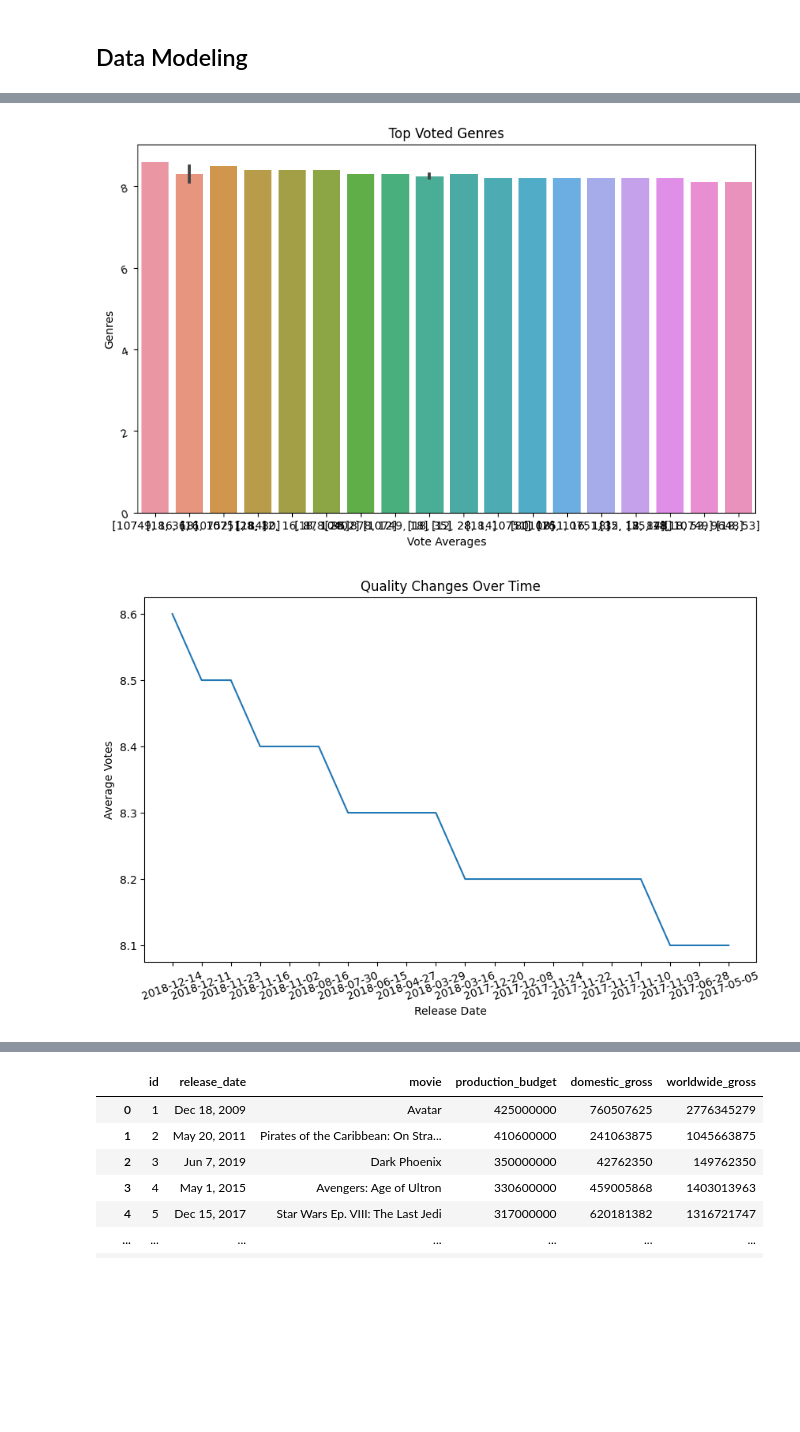
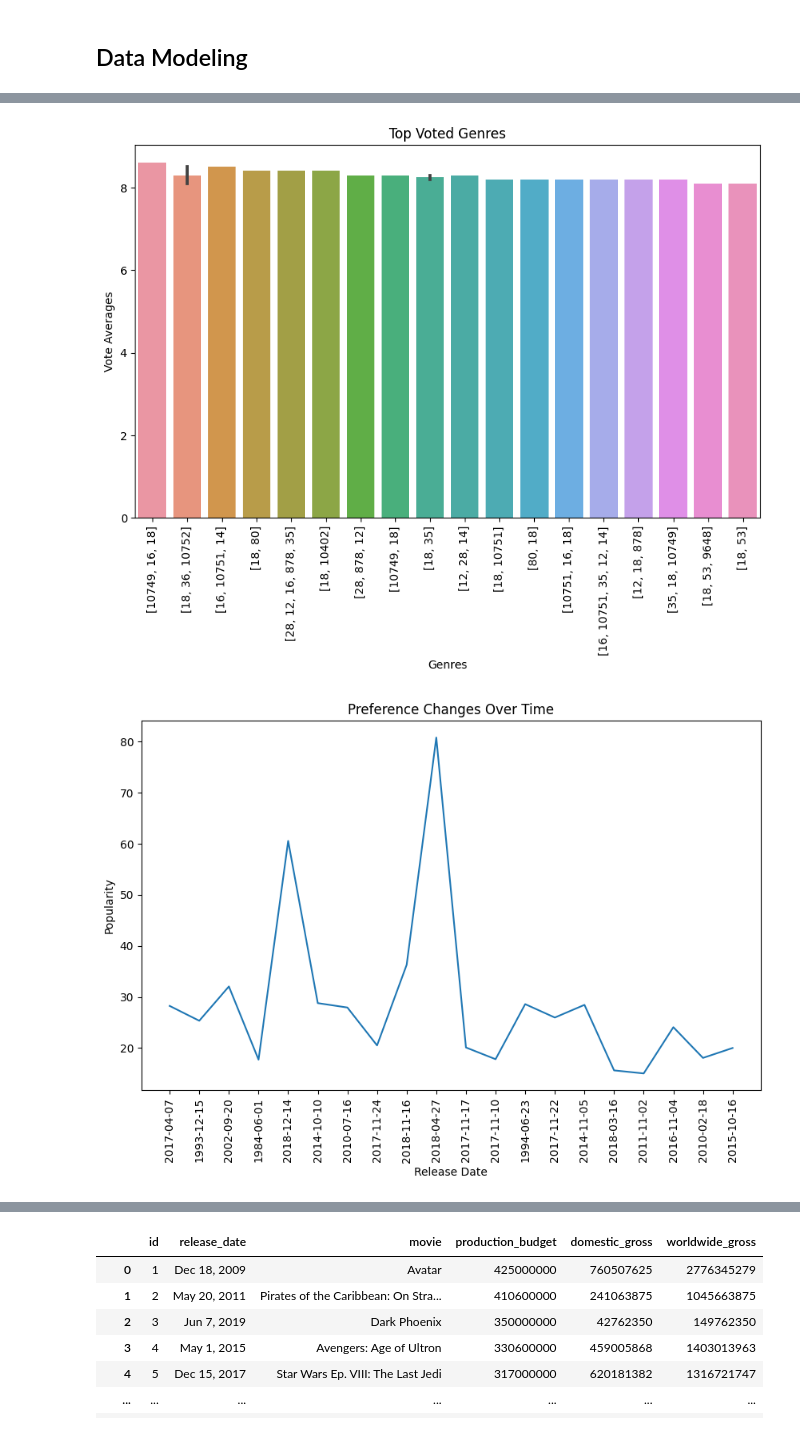
Before and after one commit to Ed-Odhiambo/dsc-phase-1-project-v2-4, a Jupyter notebook: working_project_edit.ipynb, the cells around one changed output, grey strips where cells are left out. Drawn from its saved outputs; the diff is of its cells as text; code cells hidden in the pictures; blank space fills up the shorter version.

```diff
--- a/working_project_edit.ipynb
+++ b/working_project_edit.ipynb
@@ -240,26 +240,22 @@ What has been done is to remove the movies that have vote counts of less than 20
 # %%
-# Genre vs revenue vs vote average: This combination could help answer question 3
-# by exploring which genres tend to be both profitable and high quality.
-# A bubble chart or scatter plot could be used to visualize this relationship.
-
+# Genre vs vote average:
 fig, ax = plt.subplots(figsize=(10,6))
 sns.barplot(x=TMDB_TopAvgVoted['genre_ids'].head(20), y=TMDB_TopAvgVoted['vote_average'].head(20))
 plt.title('Top Voted Genres')
-plt.xlabel('Vote Averages')
-plt.ylabel('Genres')
-plt.yticks(rotation =20)
+plt.xlabel('Genres')
+plt.ylabel('Vote Averages')
+plt.xticks(rotation =90)
 plt.show()
 # %% [output]
-[figure, old version]
+[figure, new version]
 # %%
-# Release date vs vote average: This combination could help answer question 2 by exploring how the quality of movies has changed over time.
-# A line chart or scatter plot could be used to visualize this relationship.
+# Release date vs popularity:
 fig, ax = plt.subplots(figsize=(10,6))
-plt.plot(TMDB_TopAvgVoted['release_date'].sort_values(ascending=False).head(20), TMDB_TopAvgVoted['vote_average'].head(20))
-plt.title('Quality Changes Over Time')
+plt.plot(TMDB_TopAvgVoted['release_date'].head(20), TMDB_TopAvgVoted['popularity'].head(20))
+plt.title('Preference Changes Over Time')
 plt.xlabel('Release Date')
-plt.ylabel('Average Votes')
-plt.xticks(rotation=20)
+plt.ylabel('Popularity')
+plt.xticks(rotation=90)
 plt.show()
 # %% [output]
-[figure, old version]
+[figure, new version]
```
Also changed, not shown: parts of 36 cells of this notebook.
